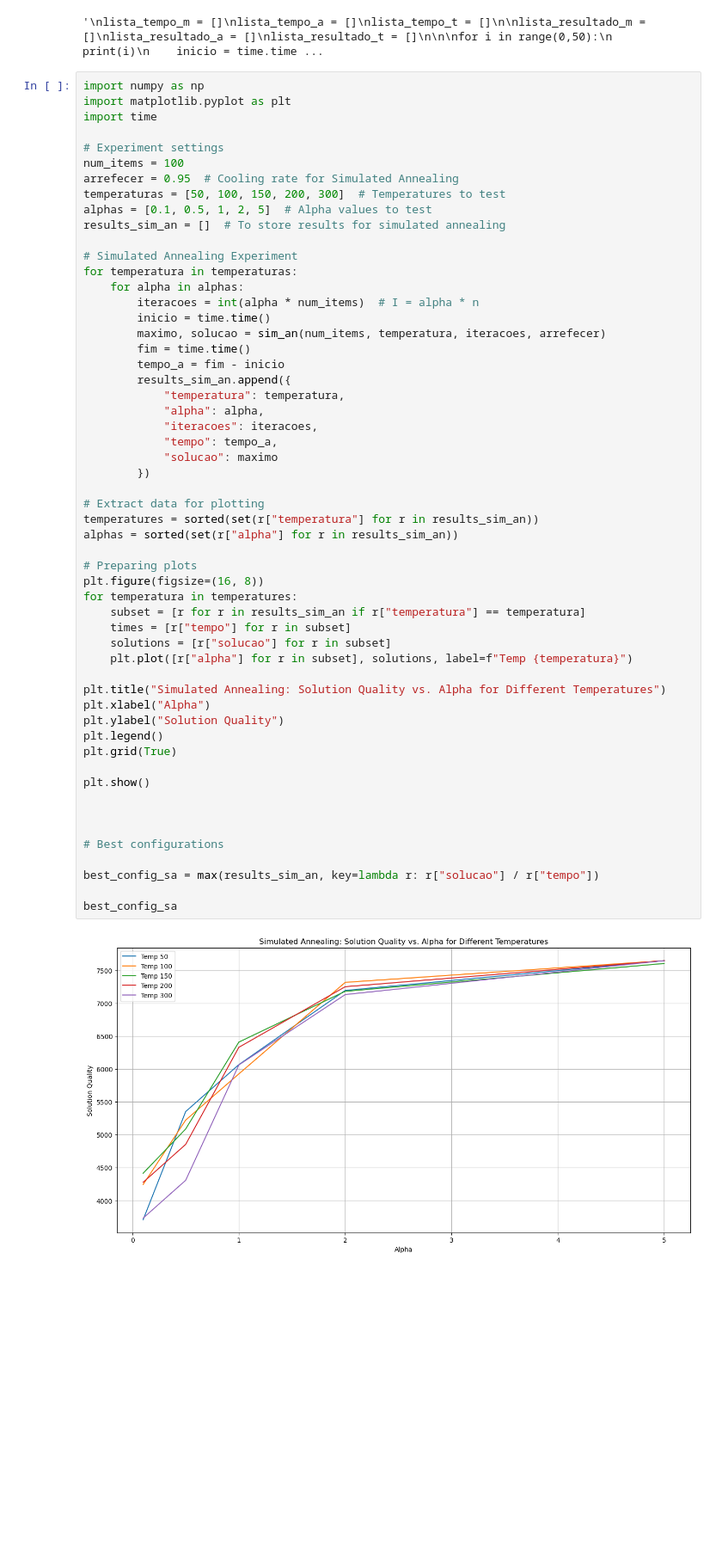
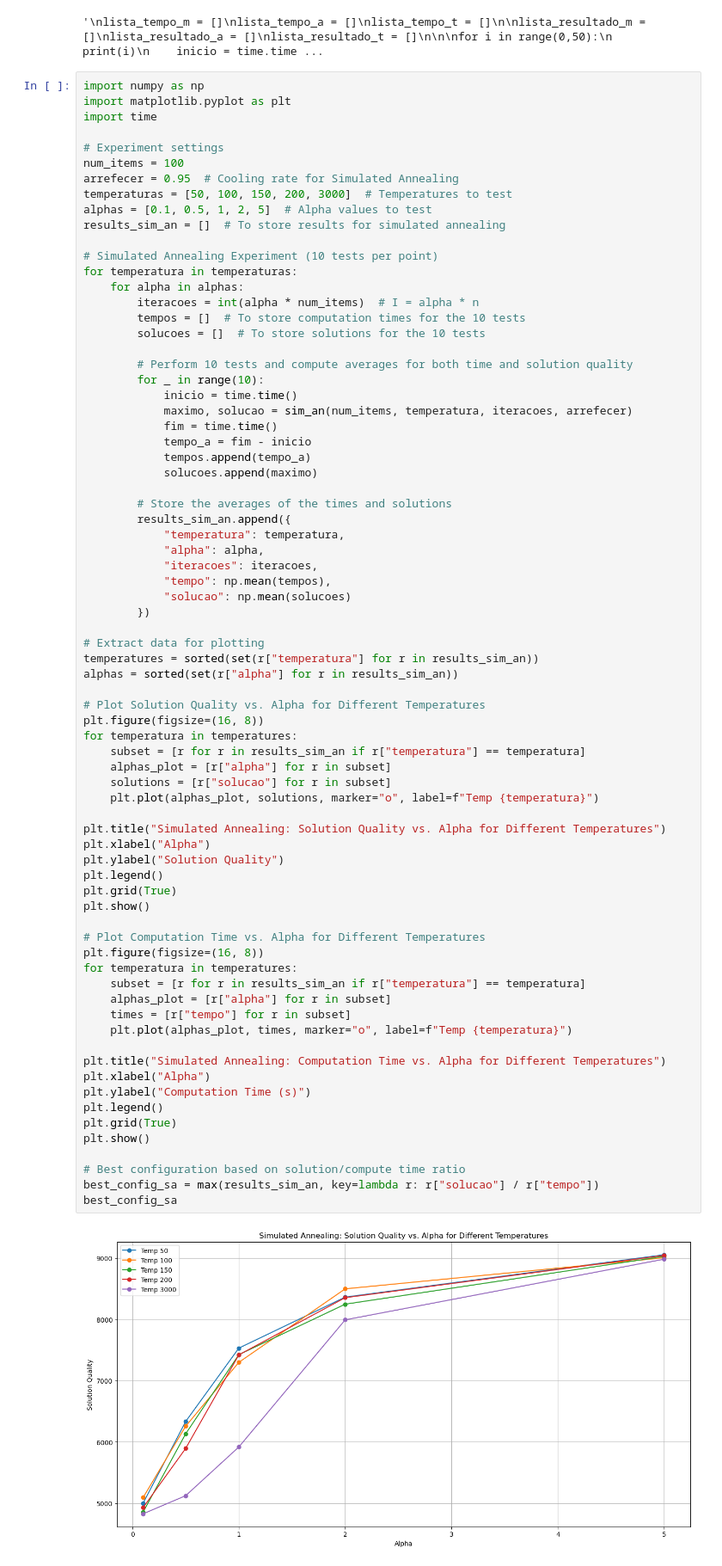
Before and after one commit to RICADINHO/TrabalhoOC, a Jupyter notebook: trabalho.ipynb, the cells around one changed output. Shown at 86% size. Cells and saved outputs as stored; diff of their text form; blank space fills up the shorter version.

```diff
--- a/trabalho.ipynb
+++ b/trabalho.ipynb
@@ -414,52 +414,71 @@ import time
 # Experiment settings
 num_items = 100
 arrefecer = 0.95  # Cooling rate for Simulated Annealing
-temperaturas = [50, 100, 150, 200, 300]  # Temperatures to test
+temperaturas = [50, 100, 150, 200, 3000]  # Temperatures to test
 alphas = [0.1, 0.5, 1, 2, 5]  # Alpha values to test
 results_sim_an = []  # To store results for simulated annealing
 
-# Simulated Annealing Experiment
+# Simulated Annealing Experiment (10 tests per point)
 for temperatura in temperaturas:
     for alpha in alphas:
         iteracoes = int(alpha * num_items)  # I = alpha * n
-        inicio = time.time()
-        maximo, solucao = sim_an(num_items, temperatura, iteracoes, arrefecer)
-        fim = time.time()
-        tempo_a = fim - inicio
+        tempos = []  # To store computation times for the 10 tests
+        solucoes = []  # To store solutions for the 10 tests
+
+        # Perform 10 tests and compute averages for both time and solution quality
+        for _ in range(10):
+            inicio = time.time()
+            maximo, solucao = sim_an(num_items, temperatura, iteracoes, arrefecer)
+            fim = time.time()
+            tempo_a = fim - inicio
+            tempos.append(tempo_a)
+            solucoes.append(maximo)
+
+        # Store the averages of the times and solutions
         results_sim_an.append({
             "temperatura": temperatura,
             "alpha": alpha,
             "iteracoes": iteracoes,
-            "tempo": tempo_a,
-            "solucao": maximo
+            "tempo": np.mean(tempos),
+            "solucao": np.mean(solucoes)
         })
 
 # Extract data for plotting
 temperatures = sorted(set(r["temperatura"] for r in results_sim_an))
 alphas = sorted(set(r["alpha"] for r in results_sim_an))
 
-# Preparing plots
+# Plot Solution Quality vs. Alpha for Different Temperatures
 plt.figure(figsize=(16, 8))
 for temperatura in temperatures:
     subset = [r for r in results_sim_an if r["temperatura"] == temperatura]
-    times = [r["tempo"] for r in subset]
+    alphas_plot = [r["alpha"] for r in subset]
     solutions = [r["solucao"] for r in subset]
-    plt.plot([r["alpha"] for r in subset], solutions, label=f"Temp {temperatura}")
+    plt.plot(alphas_plot, solutions, marker="o", label=f"Temp {temperatura}")
 
 plt.title("Simulated Annealing: Solution Quality vs. Alpha for Different Temperatures")
 plt.xlabel("Alpha")
 plt.ylabel("Solution Quality")
 plt.legend()
 plt.grid(True)
-
 plt.show()
 
+# Plot Computation Time vs. Alpha for Different Temperatures
+plt.figure(figsize=(16, 8))
+for temperatura in temperatures:
+    subset = [r for r in results_sim_an if r["temperatura"] == temperatura]
+    alphas_plot = [r["alpha"] for r in subset]
+    times = [r["tempo"] for r in subset]
+    plt.plot(alphas_plot, times, marker="o", label=f"Temp {temperatura}")
 
+plt.title("Simulated Annealing: Computation Time vs. Alpha for Different Temperatures")
+plt.xlabel("Alpha")
+plt.ylabel("Computation Time (s)")
+plt.legend()
+plt.grid(True)
+plt.show()
 
-# Best configurations
-
+# Best configuration based on solution/compute time ratio
 best_config_sa = max(results_sim_an, key=lambda r: r["solucao"] / r["tempo"])
-
 best_config_sa
 # %% [output]
-[figure, old version]
+[figure, new version]
```
Also changed, not shown: parts of 8 cells of this notebook.
